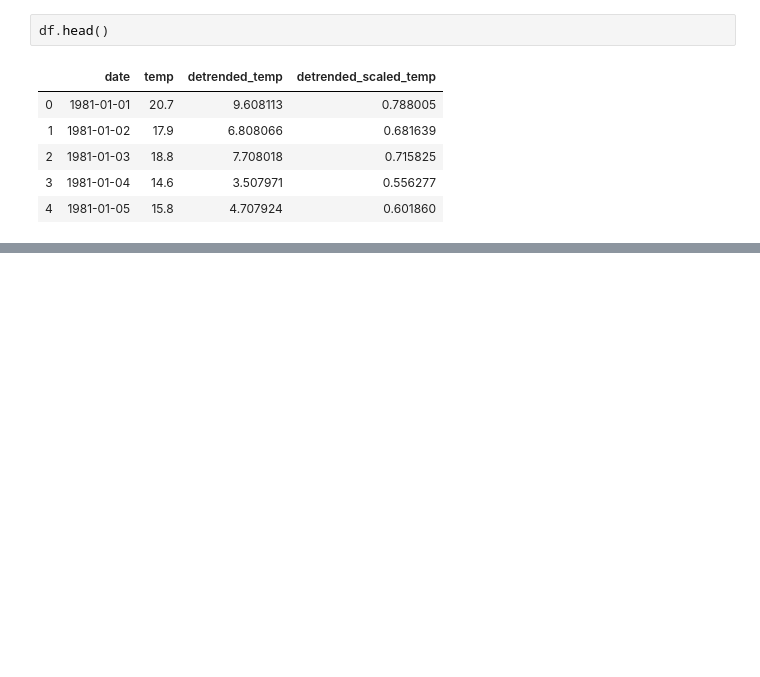
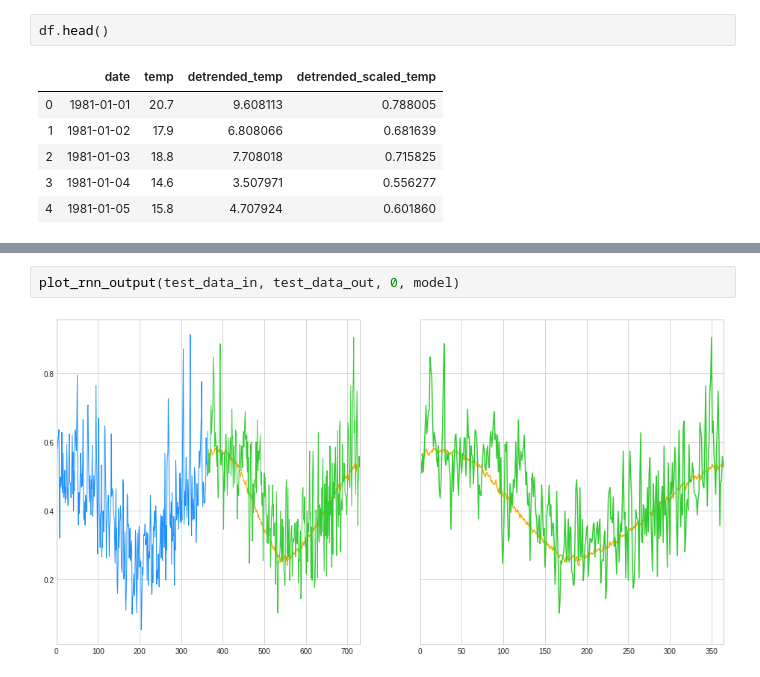
Before and after one commit to nickbuker/time_series_rnn, a Jupyter notebook: notebooks/01_fit_rnn.ipynb, the cells around one changed output, grey strips where cells are left out. Drawn from its saved outputs; the diff is of its cells as text; blank space fills up the shorter version.

```diff
--- a/notebooks/01_fit_rnn.ipynb
+++ b/notebooks/01_fit_rnn.ipynb
@@ -152,0 +81,4 @@ plot_rnn_output(x_test, y_test, 700)
+# %%
+plot_rnn_output(test_data_in, test_data_out, 0, model)
+# %% [output]
+[figure, added]
```
Also changed, not shown: parts of 21 cells of this notebook, 2 other files.
